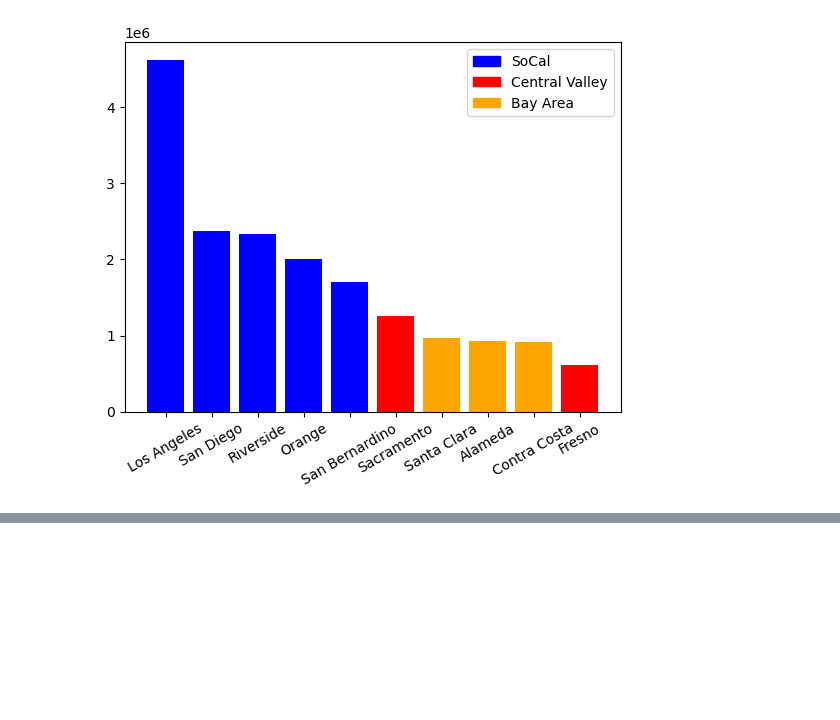
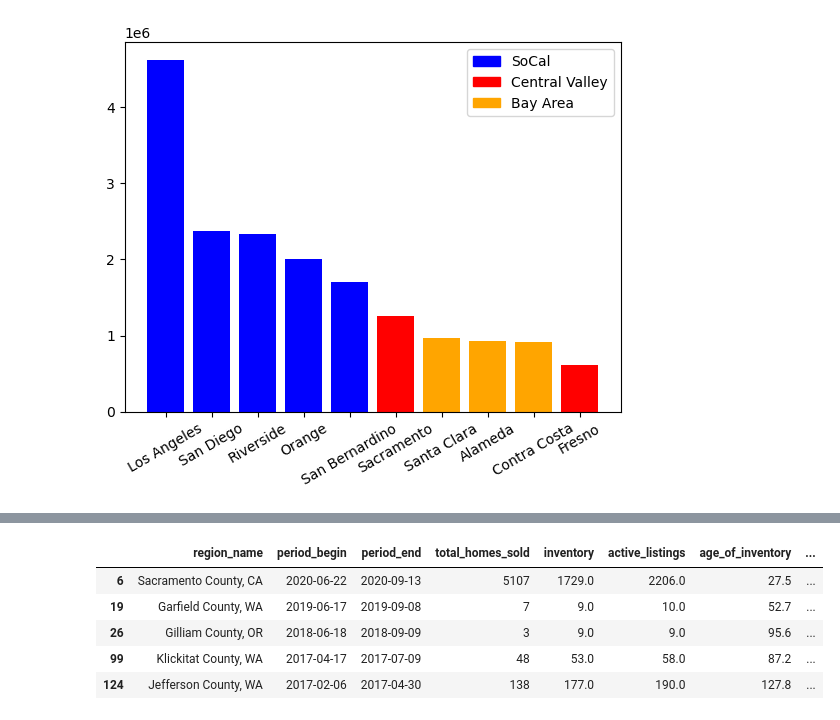
Before and after one commit to soslin/MatPlotLib_Seaborn_Practice, a Jupyter notebook: Bar Charts.ipynb, the cells around one changed output, grey strips where cells are left out. Saved outputs shown, nothing was run; the diff lists cells and outputs as text; code cells hidden in the pictures; blank space fills up the shorter version.

```diff
--- a/Bar Charts.ipynb
+++ b/Bar Charts.ipynb
@@ -98,0 +118,9 @@ ax.xaxis.set_tick_params(rotation = 30)
+# %%
+ca_or.head()
+# %% [output]
+|  | region_name | period_begin | period_end | total_homes_sold | inventory | active_listings | age_of_inventory | ... |
+| 6 | Sacramento County, CA | 2020-06-22 | 2020-09-13 | 5107 | 1729.0 | 2206.0 | 27.5 | ... |
+| 19 | Garfield County, WA | 2019-06-17 | 2019-09-08 | 7 | 9.0 | 10.0 | 52.7 | ... |
+| 26 | Gilliam County, OR | 2018-06-18 | 2018-09-09 | 3 | 9.0 | 9.0 | 95.6 | ... |
+| 99 | Klickitat County, WA | 2017-04-17 | 2017-07-09 | 48 | 53.0 | 58.0 | 87.2 | ... |
+| 124 | Jefferson County, WA | 2017-02-06 | 2017-04-30 | 138 | 177.0 | 190.0 | 127.8 | ... |
```
Also changed, not shown: parts of 5 cells of this notebook, 1 other file.
